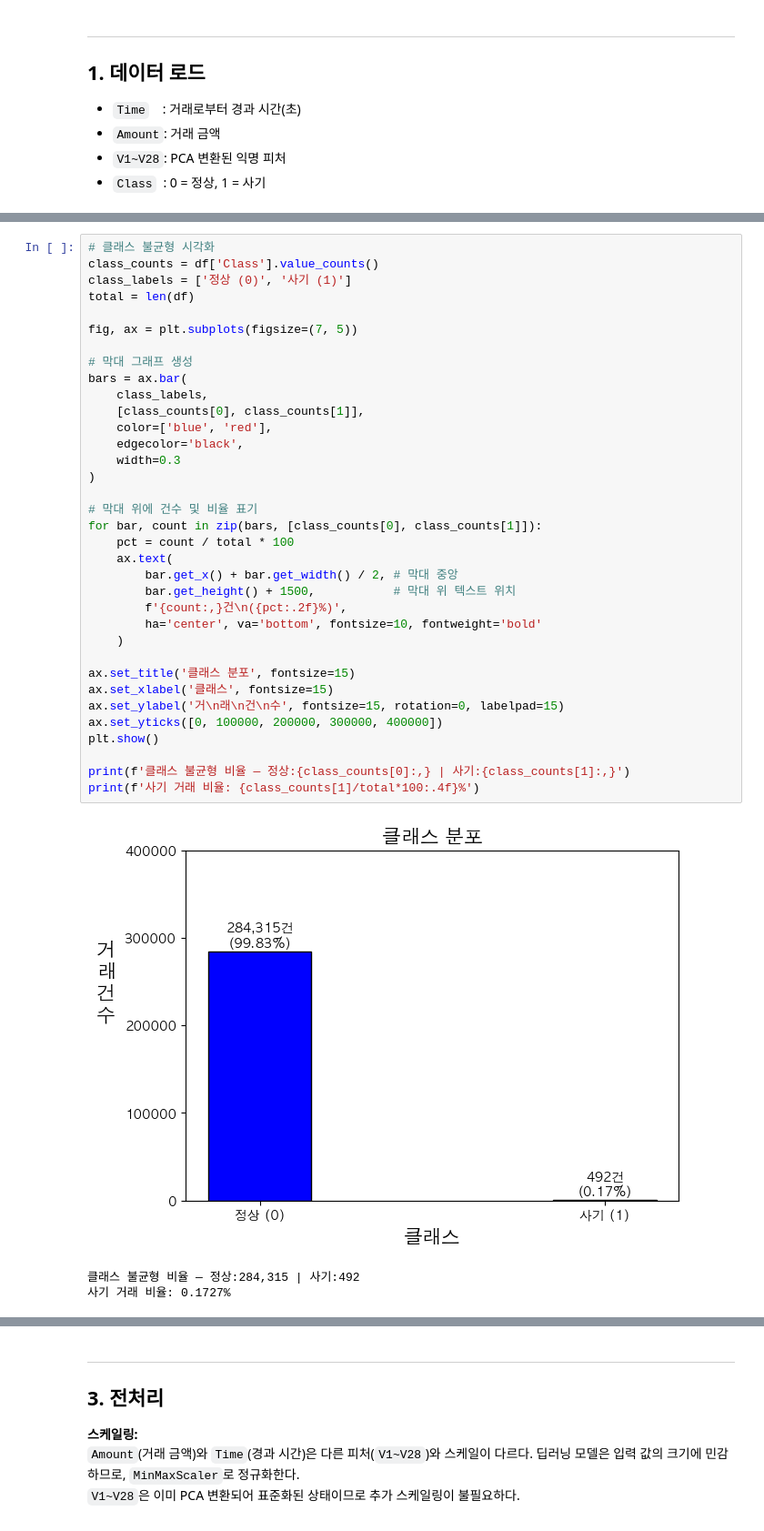
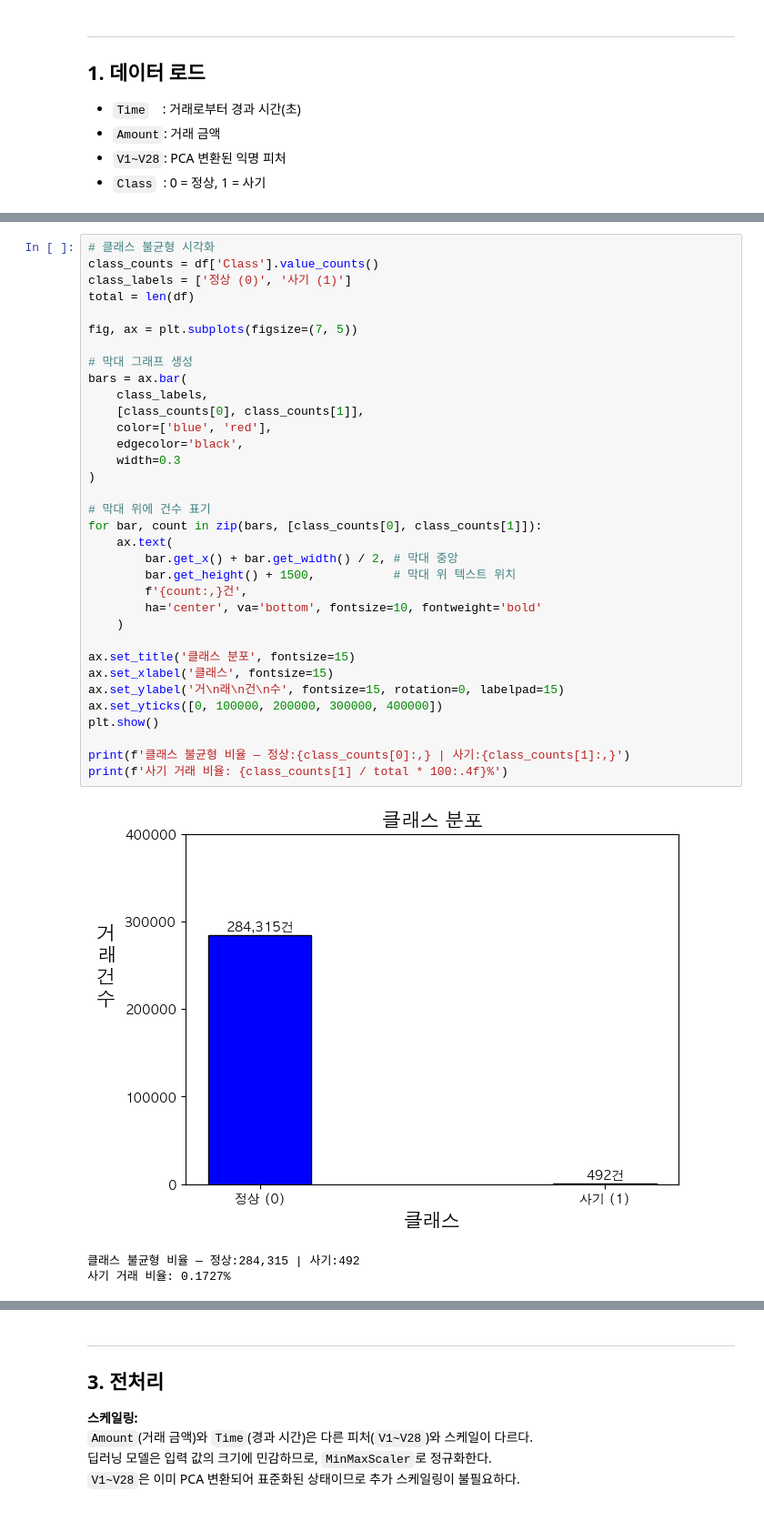
Before and after one commit to Jeongmxxjxx/credit-card-fraud-detection, a Jupyter notebook: credit_card_fraud_detection.ipynb, the cells around one changed output, grey strips where cells are left out. Shown at 91% size. Saved outputs shown, nothing was run; the diff lists cells and outputs as text.

```diff
--- a/credit_card_fraud_detection.ipynb
+++ b/credit_card_fraud_detection.ipynb
@@ -99,38 +82,37 @@ Name: count, dtype: int64
 class_counts = df['Class'].value_counts()
 class_labels = ['정상 (0)', '사기 (1)']
 total = len(df)
 
 fig, ax = plt.subplots(figsize=(7, 5))
 
 # 막대 그래프 생성
 bars = ax.bar(
     class_labels,
     [class_counts[0], class_counts[1]],
     color=['blue', 'red'],
     edgecolor='black',
     width=0.3
 )
 
-# 막대 위에 건수 및 비율 표기
+# 막대 위에 건수 표기
 for bar, count in zip(bars, [class_counts[0], class_counts[1]]):
-    pct = count / total * 100
     ax.text(
         bar.get_x() + bar.get_width() / 2, # 막대 중앙
         bar.get_height() + 1500,           # 막대 위 텍스트 위치
-        f'{count:,}건\n({pct:.2f}%)',
+        f'{count:,}건',
         ha='center', va='bottom', fontsize=10, fontweight='bold'
     )
 
 ax.set_title('클래스 분포', fontsize=15)
 ax.set_xlabel('클래스', fontsize=15)
 ax.set_ylabel('거\n래\n건\n수', fontsize=15, rotation=0, labelpad=15)
 ax.set_yticks([0, 100000, 200000, 300000, 400000])
 plt.show()
 
 print(f'클래스 불균형 비율 — 정상:{class_counts[0]:,} | 사기:{class_counts[1]:,}')
-print(f'사기 거래 비율: {class_counts[1]/total*100:.4f}%')
+print(f'사기 거래 비율: {class_counts[1] / total * 100:.4f}%')
 # %% [output]
-[figure, old version]
+[figure, new version]
 클래스 불균형 비율 — 정상:284,315 | 사기:492
 사기 거래 비율: 0.1727%
 # %%
```
Also changed, not shown: parts of 19 cells of this notebook.
